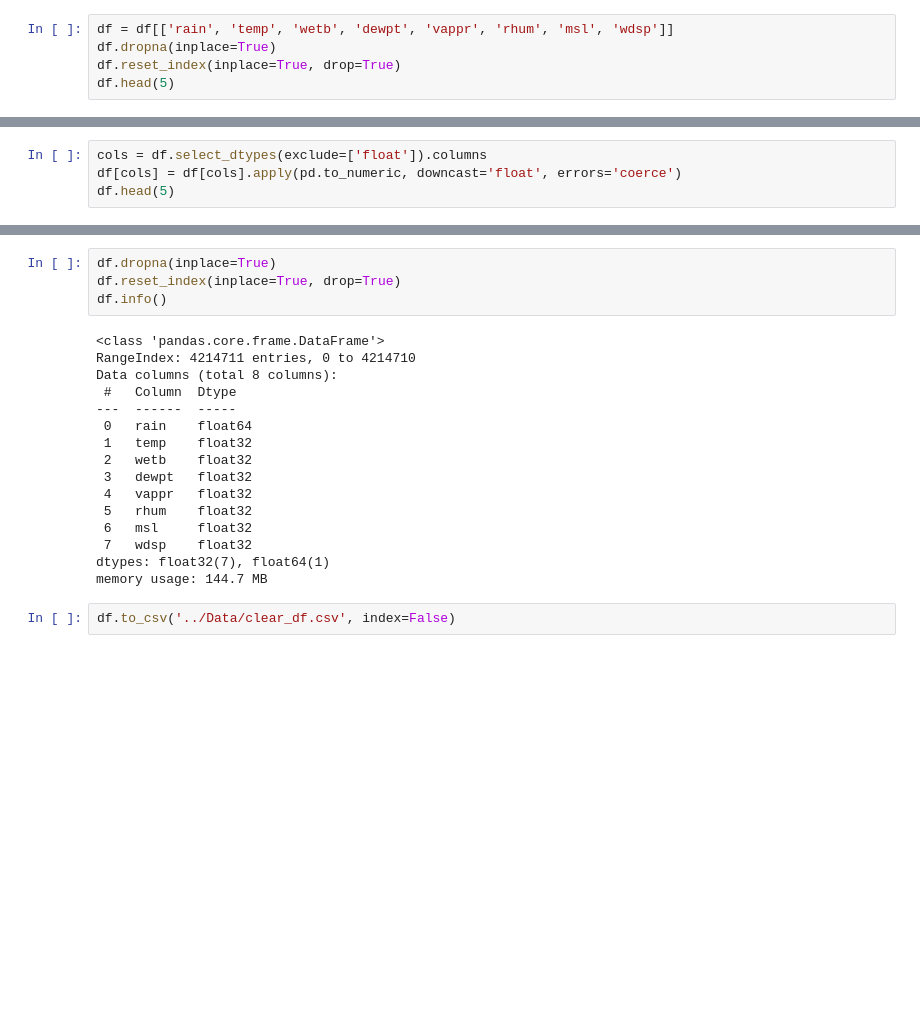
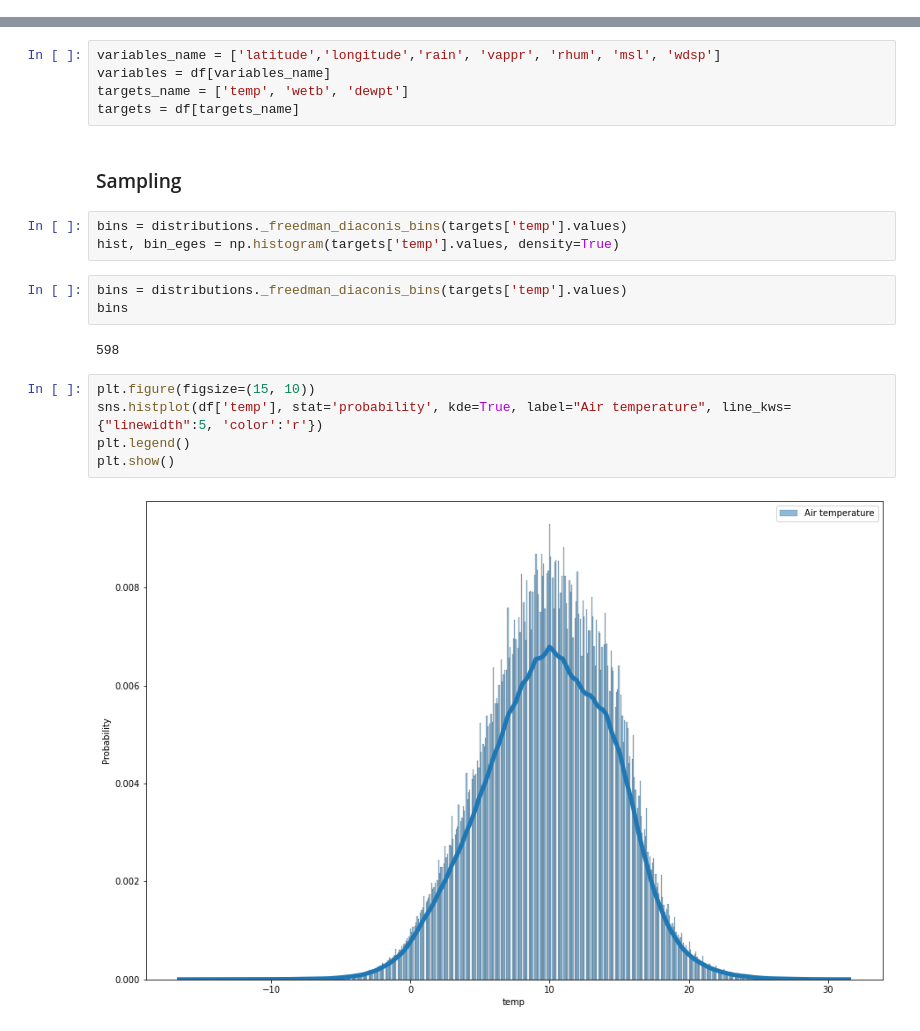
Before and after one commit to AAYamoldin/Methods-and-models-for-multivariate-data-analysis-2021-2022-ITMO_labs, a Jupyter notebook: Lab3/main_lab3.ipynb, the cells around one changed output, grey strips where cells are left out. Drawn from its saved outputs; the diff is of its cells as text; blank space fills up the shorter version.

```diff
--- a/Lab3/main_lab3.ipynb
+++ b/Lab3/main_lab3.ipynb
@@ -57,5 +59,0 @@ dtype: int64
-# %%
-df = df[['rain', 'temp', 'wetb', 'dewpt', 'vappr', 'rhum', 'msl', 'wdsp']]
-df.dropna(inplace=True)
-df.reset_index(inplace=True, drop=True)
-df.head(5)
@@ -87,4 +59,0 @@ memory usage: 270.5+ MB
-# %%
-cols = df.select_dtypes(exclude=['float']).columns
-df[cols] = df[cols].apply(pd.to_numeric, downcast='float', errors='coerce')
-df.head(5)
@@ -110,22 +60,22 @@ dtype: int64
-# %%
-df.dropna(inplace=True)
-df.reset_index(inplace=True, drop=True)
-df.info()
-# %% [output]
-<class 'pandas.core.frame.DataFrame'>
-RangeIndex: 4214711 entries, 0 to 4214710
-Data columns (total 8 columns):
- #   Column  Dtype
----  ------  -----
- 0   rain    float64
- 1   temp    float32
- 2   wetb    float32
- 3   dewpt   float32
- 4   vappr   float32
- 5   rhum    float32
- 6   msl     float32
- 7   wdsp    float32
-dtypes: float32(7), float64(1)
-memory usage: 144.7 MB
-# %%
-df.to_csv('../Data/clear_df.csv', index=False)
+# %%
+variables_name = ['latitude','longitude','rain', 'vappr', 'rhum', 'msl', 'wdsp']
+variables = df[variables_name]
+targets_name = ['temp', 'wetb', 'dewpt']
+targets = df[targets_name]
+# %% [markdown]
+### Sampling
+# %%
+bins = distributions._freedman_diaconis_bins(targets['temp'].values)
+hist, bin_eges = np.histogram(targets['temp'].values, density=True)
+# %%
+bins = distributions._freedman_diaconis_bins(targets['temp'].values)
+bins
+# %% [output]
+598
+# %%
+plt.figure(figsize=(15, 10))
+sns.histplot(df['temp'], stat='probability', kde=True, label="Air temperature", line_kws={"linewidth":5, 'color':'r'})
+plt.legend()
+plt.show()
+# %% [output]
+[figure, added]
```
Also changed, not shown: parts of 18 cells of this notebook, 1 other file.
